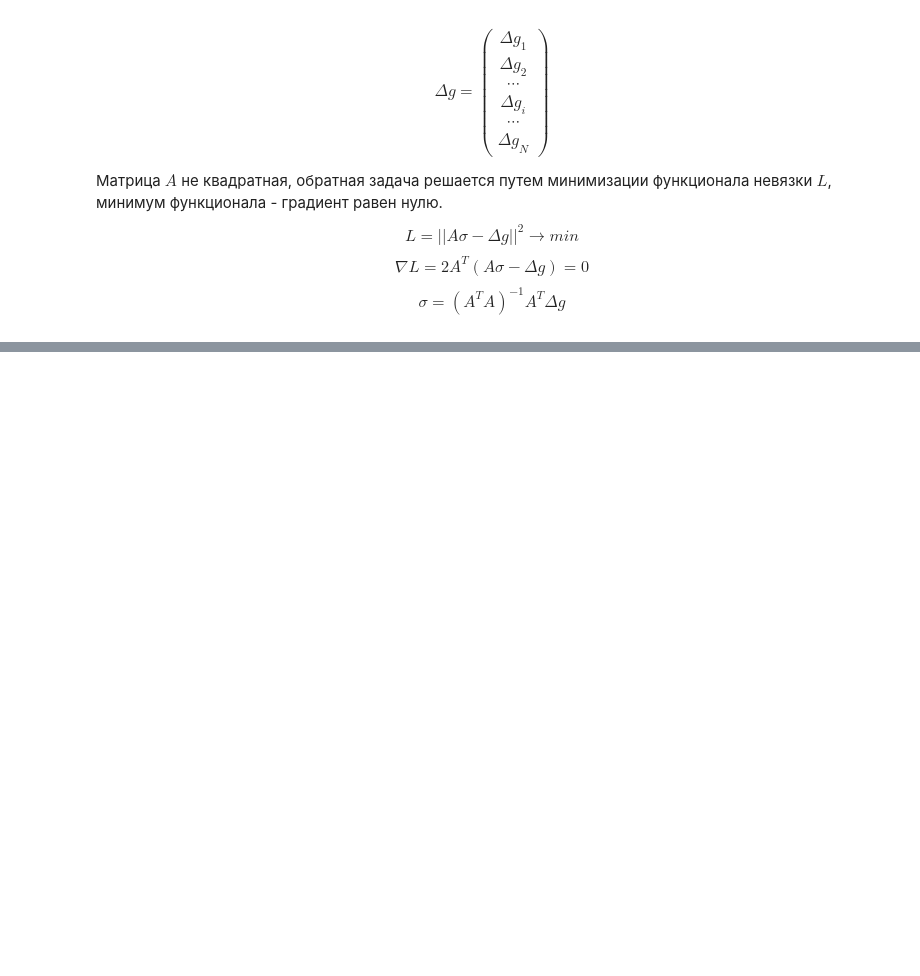
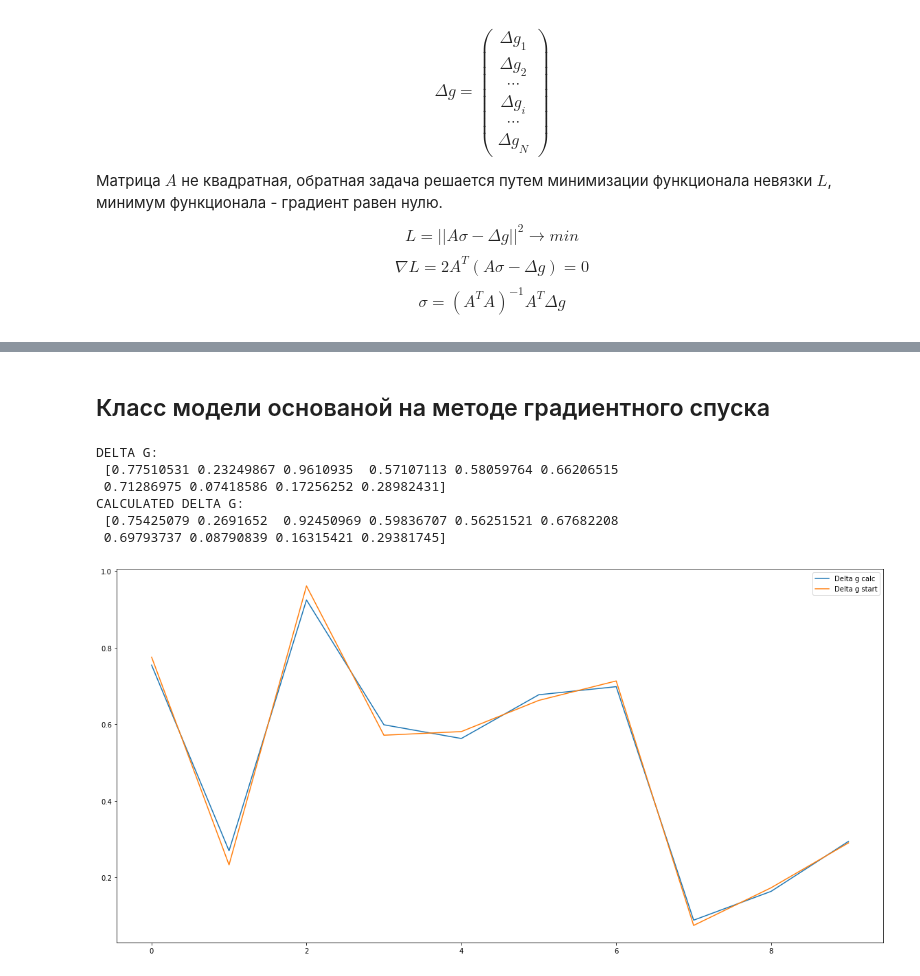
Before and after one commit to zipzap666/km2022, a Jupyter notebook: KM 0.01.ipynb, the cells around one changed output, grey strips where cells are left out. Saved outputs shown, nothing was run; the diff lists cells and outputs as text; code cells hidden in the pictures; blank space fills up the shorter version.

```diff
--- a/KM 0.01.ipynb
+++ b/KM 0.01.ipynb
@@ -593,0 +559,2 @@ plt.plot(np.arange(N),DeltaG_line)
+# %% [markdown]
+## Класс модели основаной на методе градиентного спуска
@@ -593,0 +599,27 @@ plt.plot(np.arange(N),DeltaG_line)
+# %%
+n = 10
+m = 10
+s = GRAD(n,m,np.random.rand(m,1),100)#np.array([[1],[1],[1]]))
+
+#print("A: \n",s.A.arr)
+#print("A * AT: \n", (s.A.transpose() * s.A).arr)
+#print("INVERSE: \n",(~(s.A.transpose() * s.A)).arr)
+#print("SIGMA: \n",s.Line(s.sigma))
+print("DELTA G: \n", s.Line(s.deltaG))
+print("CALCULATED DELTA G: \n", s.Line(s.newDeltaG))
+#print("L true: \n",((s.A + s.A).transpose() * ((s.A * s.sigma) - s.deltaG)).arr)
+#print("L false: \n",((s.A + s.A).transpose() * ((s.A * s.sigma) - s.newDeltaG)).arr)
+
+plt.figure(figsize=(20, 10))
+p1, = plt.plot(np.arange(s.m),s.Line(s.newDeltaG))
+p2, = plt.plot(np.arange(s.m),s.Line(s.deltaG))
+plt.legend([p1,p2],['Delta g calc','Delta g start'])
+plt.show()
+# %% [output]
+DELTA G:
+ [0.77510531 0.23249867 0.9610935  0.57107113 0.58059764 0.66206515
+ 0.71286975 0.07418586 0.17256252 0.28982431]
+CALCULATED DELTA G:
+ [0.75425079 0.2691652  0.92450969 0.59836707 0.56251521 0.67682208
+ 0.69793737 0.08790839 0.16315421 0.29381745]
+[figure, added]
```
Also changed, not shown: parts of 9 cells of this notebook.
